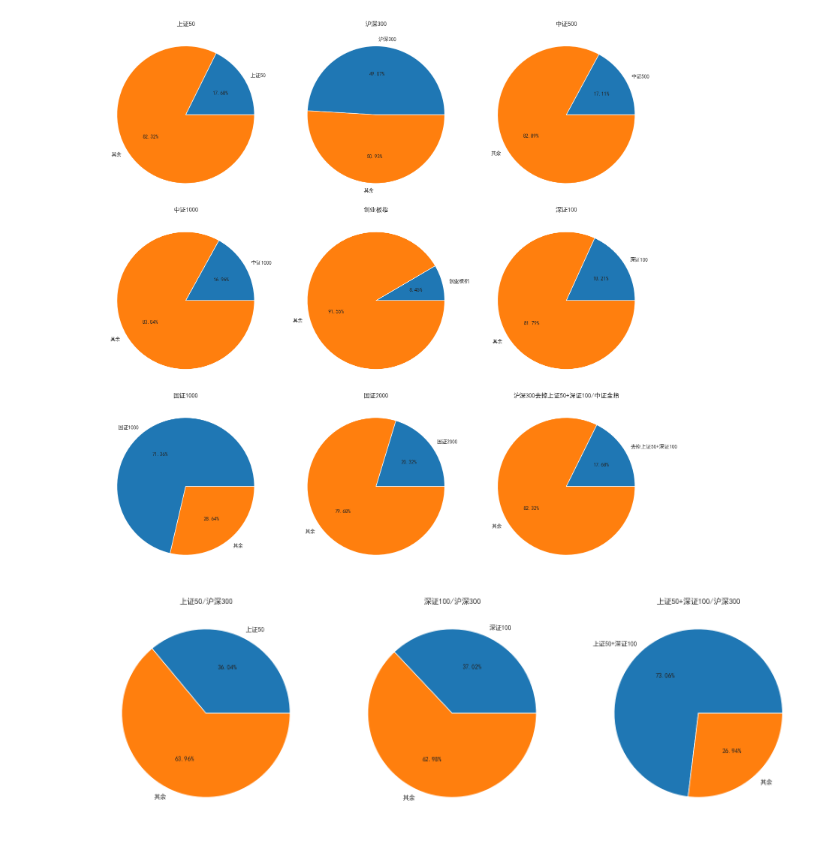
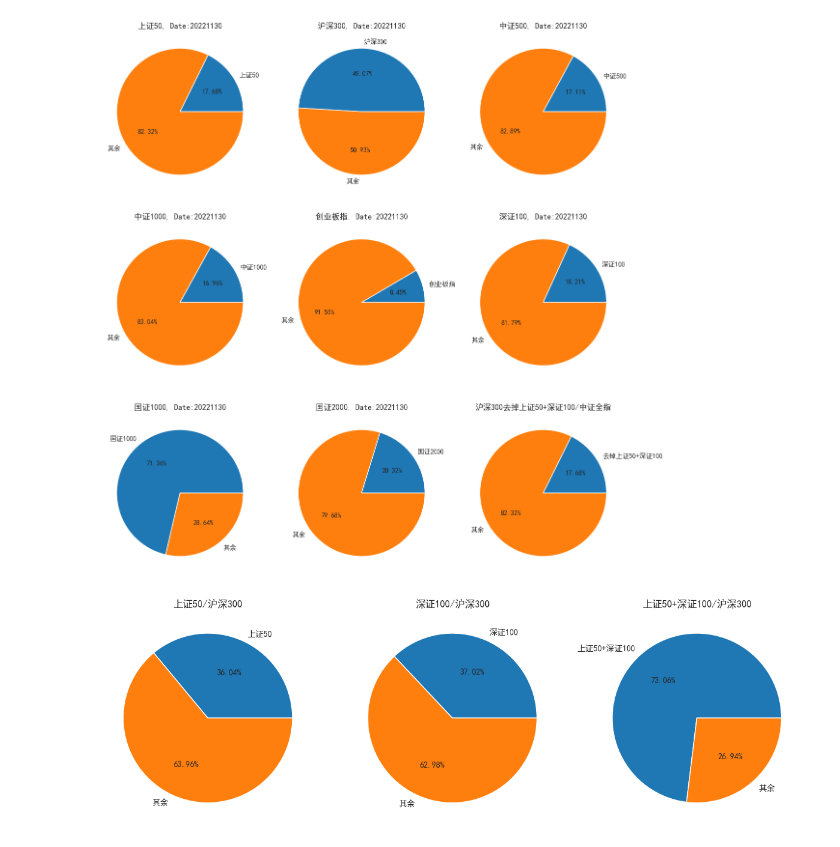
Before and after one commit to dybeta2021/Research, a Jupyter notebook: Date20221228 指数成分股重叠和相关性/主要指数占中证全指权重比例.ipynb, the cells around one changed output. Saved outputs shown, nothing was run; the diff lists cells and outputs as text; code cells hidden in the pictures.

```diff
--- a/Date20221228 指数成分股重叠和相关性/主要指数占中证全指权重比例.ipynb
+++ b/Date20221228 指数成分股重叠和相关性/主要指数占中证全指权重比例.ipynb
@@ -98,5 +100,5 @@ weight["国证2000"] = get_weight_from_gz("399303_cons_202211")
 # %%
-fig = pyplot.figure(figsize=(16, 15))
+fig = pyplot.figure(figsize=(12, 12))
 
 ax = fig.add_subplot(331)
 index_name = "上证50"
@@ -104,7 +106,7 @@ w = weight["中证全指"].loc[weight[index_name].index]["权重"].sum() / weigh
 w = [w, 1-w]
 label = [index_name, "其余"]
 ax.pie(w,labels=label,autopct='%1.2f%%') #画饼图（数据，数据对应的标签，百分数保留两位小数点）
-ax.set_title(index_name)
+ax.set_title("{}, Date:{}".format(index_name, weight["中证全指"]["日期"].iloc[0]))
 
 ax = fig.add_subplot(332)
 index_name = "沪深300"
@@ -112,7 +114,7 @@ w = weight["中证全指"].loc[weight[index_name].index]["权重"].sum() / weigh
 w = [w, 1-w]
 label = [index_name, "其余"]
 ax.pie(w,labels=label,autopct='%1.2f%%') #画饼图（数据，数据对应的标签，百分数保留两位小数点）
-ax.set_title(index_name)
+ax.set_title("{}, Date:{}".format(index_name, weight["中证全指"]["日期"].iloc[0]))
 
 ax = fig.add_subplot(333)
 index_name = "中证500"
@@ -120,7 +122,7 @@ w = weight["中证全指"].loc[weight[index_name].index]["权重"].sum() / weigh
 w = [w, 1-w]
 label = [index_name, "其余"]
 ax.pie(w,labels=label,autopct='%1.2f%%') #画饼图（数据，数据对应的标签，百分数保留两位小数点）
-ax.set_title(index_name)
+ax.set_title("{}, Date:{}".format(index_name, weight["中证全指"]["日期"].iloc[0]))
 
 ax = fig.add_subplot(334)
 index_name = "中证1000"
@@ -128,7 +130,7 @@ w = weight["中证全指"].loc[weight[index_name].index]["权重"].sum() / weigh
 w = [w, 1-w]
 label = [index_name, "其余"]
 ax.pie(w,labels=label,autopct='%1.2f%%') #画饼图（数据，数据对应的标签，百分数保留两位小数点）
-ax.set_title(index_name)
+ax.set_title("{}, Date:{}".format(index_name, weight["中证全指"]["日期"].iloc[0]))
 
 ax = fig.add_subplot(335)
 index_name = "创业板指"
@@ -136,7 +138,7 @@ w = weight["中证全指"].loc[weight[index_name].index]["权重"].sum() / weigh
 w = [w, 1-w]
 label = [index_name, "其余"]
 ax.pie(w,labels=label,autopct='%1.2f%%') #画饼图（数据，数据对应的标签，百分数保留两位小数点）
-ax.set_title(index_name)
+ax.set_title("{}, Date:{}".format(index_name, weight["中证全指"]["日期"].iloc[0]))
 
 ax = fig.add_subplot(336)
 index_name = "深证100"
@@ -144,42 +146,42 @@ w = weight["中证全指"].loc[weight[index_name].index]["权重"].sum() / weigh
 w = [w, 1-w]
 label = [index_name, "其余"]
 ax.pie(w,labels=label,autopct='%1.2f%%') #画饼图（数据，数据对应的标签，百分数保留两位小数点）
-ax.set_title(index_name)
+ax.set_title("{}, Date:{}".format(index_name, weight["中证全指"]["日期"].iloc[0]))
 
 ax = fig.add_subplot(337)
 index_name = "国证1000"
 w = weight["中证全指"].loc[weight[index_name].index]["权重"].sum() / weight["中证全指"]["权重"].sum()
 w = [w, 1-w]
 label = [index_name, "其余"]
 ax.pie(w,labels=label,autopct='%1.2f%%') #画饼图（数据，数据对应的标签，百分数保留两位小数点）
-ax.set_title(index_name)
+ax.set_title("{}, Date:{}".format(index_name, weight["中证全指"]["日期"].iloc[0]))
 
 ax = fig.add_subplot(338)
 index_name = "国证2000"
 mixed_list = [i for i in weight[index_name].index if i in weight["中证全指"].index.tolist()]
 w = weight["中证全指"].loc[mixed_list]["权重"].sum() / weight["中证全指"]["权重"].sum()
 w = [w, 1-w]
 label = [index_name, "其余"]
 ax.pie(w,labels=label,autopct='%1.2f%%') #画饼图（数据，数据对应的标签，百分数保留两位小数点）
-ax.set_title(index_name)
+ax.set_title("{}, Date:{}".format(index_name, weight["中证全指"]["日期"].iloc[0]))
 
 ax = fig.add_subplot(339)
 mixed_list = [i for i in weight["沪深300"].index if i not in weight["上证50"].index.tolist()]
 mixed_list = [i for i in weight["沪深300"].index if i not in mixed_list]
 mixed_list = list(set(mixed_list))
 w = weight["中证全指"].loc[mixed_list]["权重"].sum() / weight["中证全指"]["权重"].sum()
 w = [w, 1-w]
 label = ["去掉上证50+深证100", "其余"]
 ax.pie(w,labels=label,autopct='%1.2f%%') #画饼图（数据，数据对应的标签，百分数保留两位小数点）
 ax.set_title("沪深300去掉{}/中证全指".format("上证50+深证100"))
 
 pyplot.tight_layout()
 pyplot.show()
 fig.savefig("不同指数占比中证全指.jpg", dpi=300)
 # %% [output]
-[figure, old version]
+[figure, new version]
 # %%
-fig = pyplot.figure(figsize=(16, 5))
+fig = pyplot.figure(figsize=(12, 4))
 
 ax = fig.add_subplot(131)
 index_name = "上证50"
@@ -211,4 +213,4 @@ pyplot.tight_layout()
 pyplot.show()
 fig.savefig("不同指数占比沪深300.jpg", dpi=300)
 # %% [output]
-[figure, old version]
+[figure, new version]
```
Also changed, not shown: parts of 2 cells of this notebook, 2 other files.
